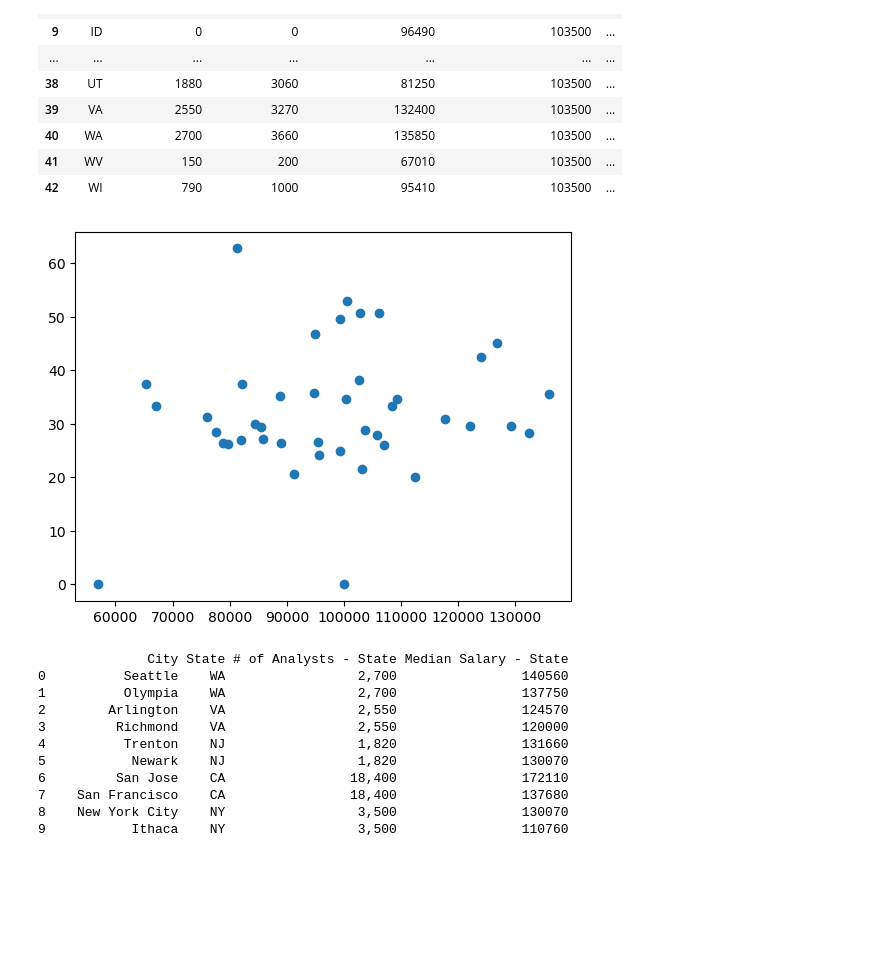
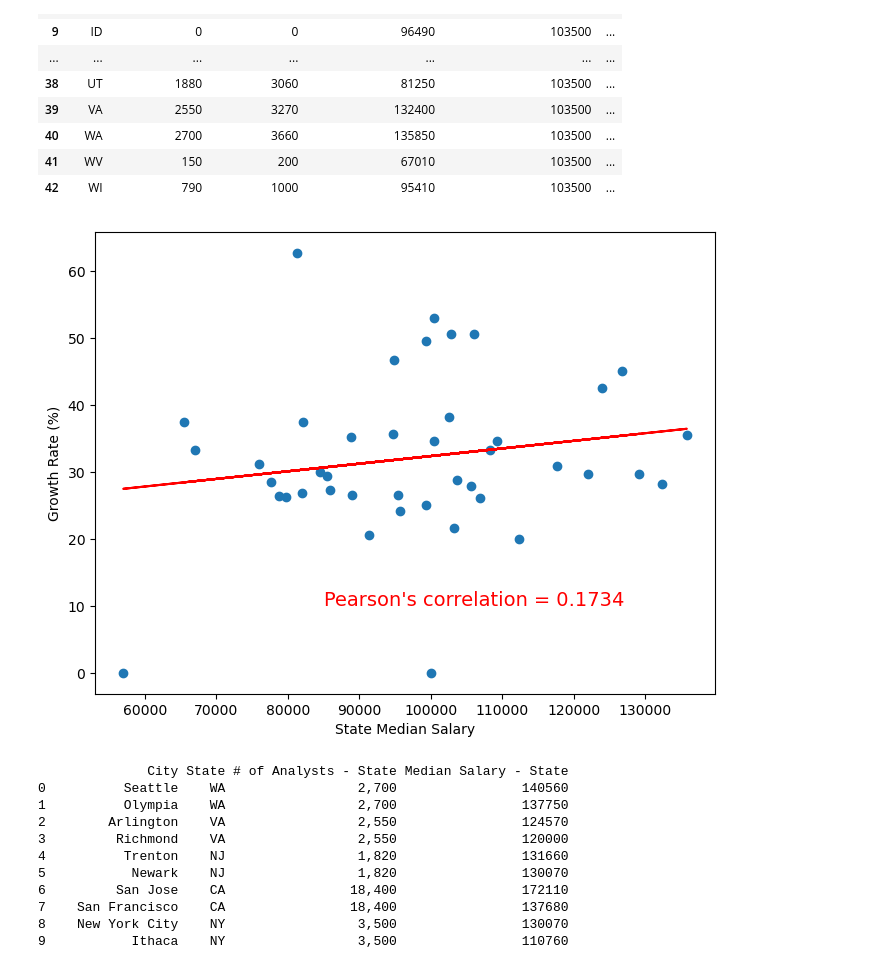
Before and after one commit to peatk/Group3_Project_-1, a Jupyter notebook: DataAnalysisDataAnalysts - claire_copy.ipynb, the cells around one changed output. Saved outputs shown, nothing was run; the diff lists cells and outputs as text; code cells hidden in the pictures; blank space fills up the shorter version.

Commit message:
updated second scatter plot

```diff
--- a/DataAnalysisDataAnalysts - claire_copy.ipynb
+++ b/DataAnalysisDataAnalysts - claire_copy.ipynb
@@ -369,15 +369,19 @@ states_with_pop
 | 42 | WI | 790 | 1000 | 95410 | 103500 | ... |
 # %%
 #include the growth rate percentages and make a scatter plot
+plt.figure(figsize=(8, 6))
+states_with_pop = states_with_pop.dropna()
+
 plt.scatter(states_with_pop["Median Salary (State)"],states_with_pop["Growth Rate (%)"])
-
-#slope, intercept, r_value, p_value, std_err = linregress(states_with_pop['Median Salary (State)'], states_with_pop['Growth Rate (%)'])
-#plt.plot(states_with_pop['Median Salary (State)'], intercept + slope * states_with_pop['Median Salary (State)'], 'r', label='Linear Regression')
-
-y_values = lin_regress_values(states_with_pop["Median Salary (State)"].astype(float), states_with_pop["Growth Rate (%)"].astype(float))
-plt.plot(states_with_pop['Median Salary (State)'].astype(float), y_values, color='red')
+plt.ylabel('Growth Rate (%)')
+plt.xlabel('State Median Salary')
 pearson_corr = states_with_pop['Median Salary (State)'].corr(states_with_pop['Growth Rate (%)'])
+slope, intercept, r_value,p_value, std_err = linregress(states_with_pop["Median Salary (State)"], states_with_pop["Growth Rate (%)"])
+plt.plot(states_with_pop['Median Salary (State)'], intercept + slope * states_with_pop['Median Salary (State)'],'r', label='Linear Regression')
 print_pearson = f"Pearson's correlation = {pearson_corr:.4f}"
+plt.text(85000, 10, print_pearson, color='red', fontsize=14)
+#uncomment the following line to save the plot as a png
+plt.savefig('scatter_MedianSalary_GrowthRate.png')
 plt.show()
 # %% [output]
-[figure, old version]
+[figure, new version]
```
Also changed, not shown: parts of 7 cells of this notebook, 1 other file.
